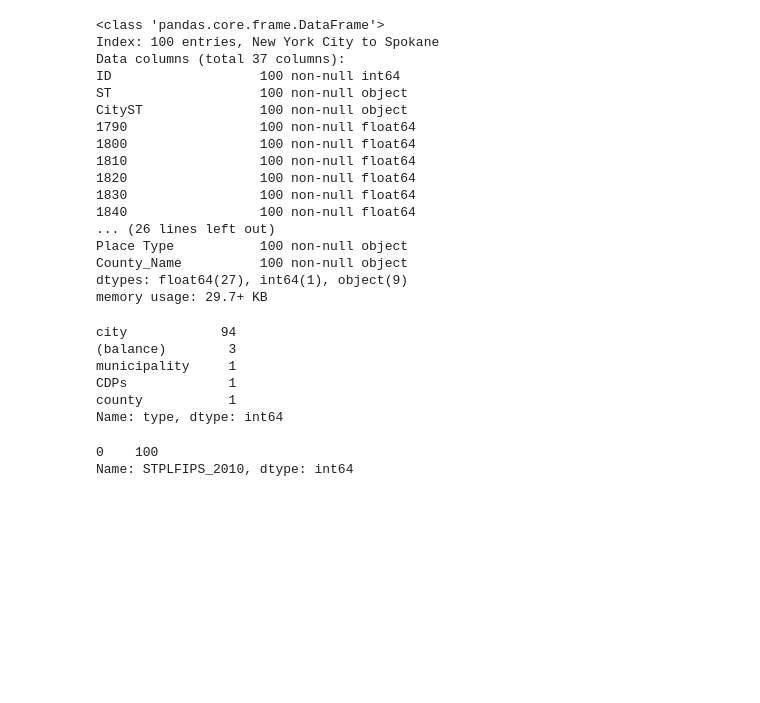
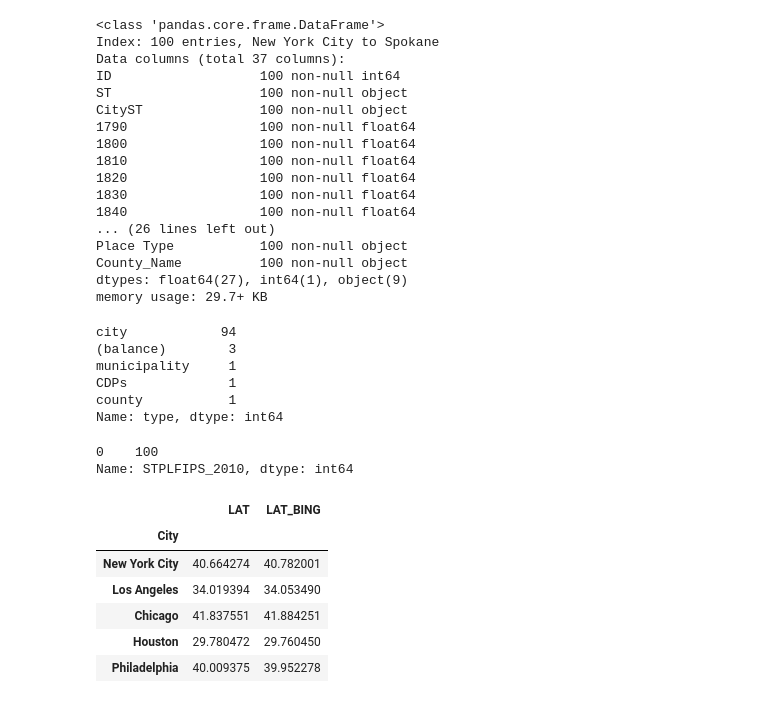
Before and after one commit to CLuiz/CityScapes, a Jupyter notebook: Population_cleanup.ipynb, the cells around one changed output. Cells and saved outputs as stored; diff of their text form; code cells hidden in the pictures; blank space fills up the shorter version.

```diff
--- a/Population_cleanup.ipynb
+++ b/Population_cleanup.ipynb
@@ -104,3 +86,14 @@ b.value_counts()
 Name: STPLFIPS_2010, dtype: int64
 # %%
 df['STPLFIPS_2010']=df['STPLFIPS_2010'].astype(int)
+# %%
+df[['LAT', 'LAT_BING']].head()
+#df.info()
+# %% [output]
+|  | LAT | LAT_BING |
+| City |  |  |
+| New York City | 40.664274 | 40.782001 |
+| Los Angeles | 34.019394 | 34.053490 |
+| Chicago | 41.837551 | 41.884251 |
+| Houston | 29.780472 | 29.760450 |
+| Philadelphia | 40.009375 | 39.952278 |
```
Also changed, not shown: parts of 4 cells of this notebook, 6 other files.
